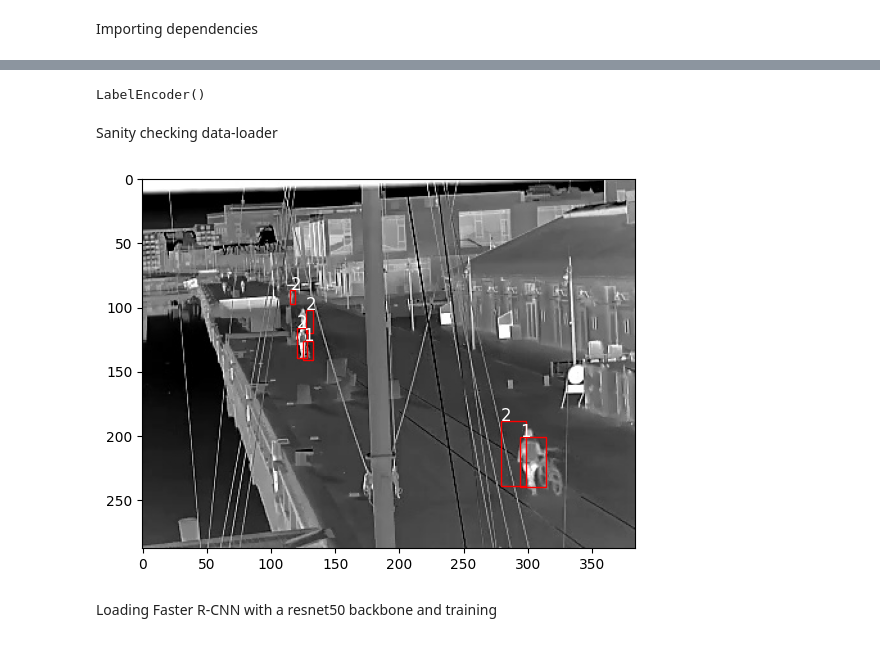
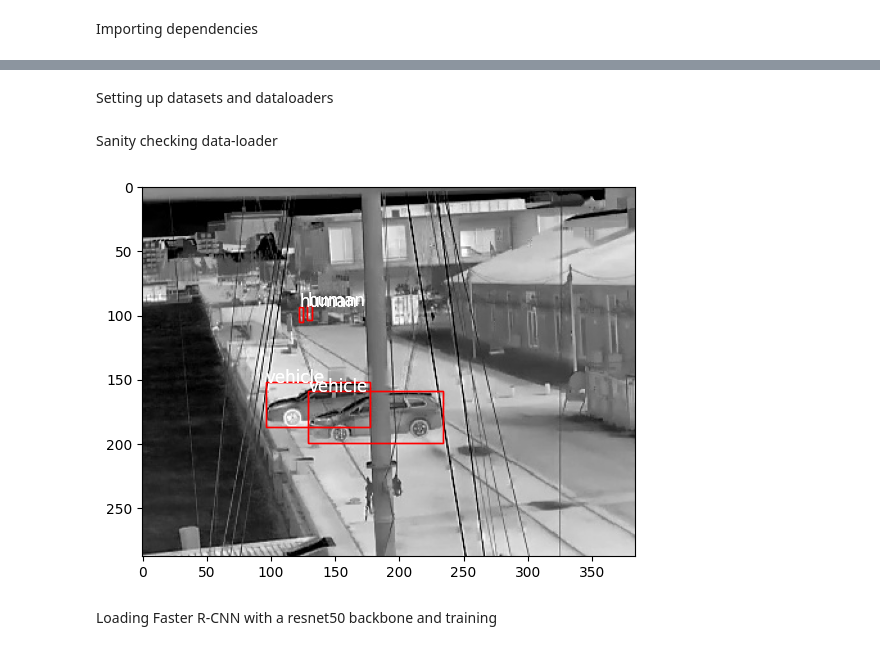
Before and after one commit to ChineseWarlord/ComTek-7-AVS, a Jupyter notebook: Miniproject/object_detector.ipynb, the cells around one changed output, grey strips where cells are left out. Saved outputs shown, nothing was run; the diff lists cells and outputs as text; code cells hidden in the pictures.

Commit message:
added random split for dataset

```diff
--- a/Miniproject/object_detector.ipynb
+++ b/Miniproject/object_detector.ipynb
@@ -22,11 +19,16 @@ We use a label encoder for our classes making sure to set 0 for the background
-# %%
-le = LabelEncoder()
-le.fit(['abackground', 'bicycle','human', 'motorcycle', 'vehicle'])
-# %% [output]
-LabelEncoder()
+# %% [markdown]
+Setting up datasets and dataloaders
 # %%
-training_data = FrameDataset(root = hparams.train_path, label_encoder = le)
-val_data = FrameDataset(root = hparams.val_path, label_encoder=le)
+generator = torch.Generator().manual_seed(42)
+le = LabelEncoder()
+le.fit(['abackground', 'bicycle','human', 'motorcycle', 'vehicle'])
 
-train_dataloader = DataLoader(training_data, batch_size=hparams.batch_size, shuffle=True, collate_fn=collate_fn)
-val_dataloader = DataLoader(val_data, batch_size=hparams.batch_size, shuffle=True, collate_fn=collate_fn)
+dataset = FrameDataset(root = hparams.data, label_encoder = le)
+train_dataset, val_dataset, test_dataset = random_split(dataset, [0.6, 0.2, 0.2], generator=generator)
+
+# training_data = FrameDataset(root = hparams.train_path, label_encoder = le)
+# val_data = FrameDataset(root = hparams.val_path, label_encoder=le)
+
+train_dataloader = DataLoader(train_dataset, batch_size=hparams.batch_size, shuffle=True, collate_fn=collate_fn)
+val_dataloader = DataLoader(val_dataset, batch_size=hparams.batch_size, shuffle=True, collate_fn=collate_fn)
+test_dataloader = DataLoader(test_dataset, batch_size=hparams.batch_size, shuffle=True, collate_fn=collate_fn)
@@ -33,23 +39,24 @@ val_dataloader = DataLoader(val_data, batch_size=hparams.batch_size, shuffle=Tru
 # %% [markdown]
 Sanity checking data-loader
 # %%
-train_features, train_labels = next(iter(val_dataloader))#can check either train or val data
+train_features, train_labels = next(iter(train_dataloader))#can check either train or val data
 img = train_features[0].numpy().transpose(1, 2 , 0)
 plt.imshow(img)
 
 boxes = train_labels[0]['boxes'].numpy()
 labels = train_labels[0]['labels'].numpy()
 for box, label in zip(boxes, labels):
     x1, y1, x2, y2 = int(box[0]), int(box[1]), int(box[2]), int(box[3])
+    label = le.inverse_transform([label])[0]
     plt.text(x1, y1, label, fontsize = 12, c='white')
     plt.gca().add_patch(Rectangle((x1,y1),(x2-x1),(y2-y1),
                     edgecolor='red',
                     facecolor='none',
                     lw=1))
 
 plt.show()
 # %% [output]
-[figure, old version]
+[figure, new version]
 # %% [markdown]
 Loading Faster R-CNN with a resnet50 backbone and training
 # %%
```
Also changed, not shown: parts of 6 cells of this notebook.
